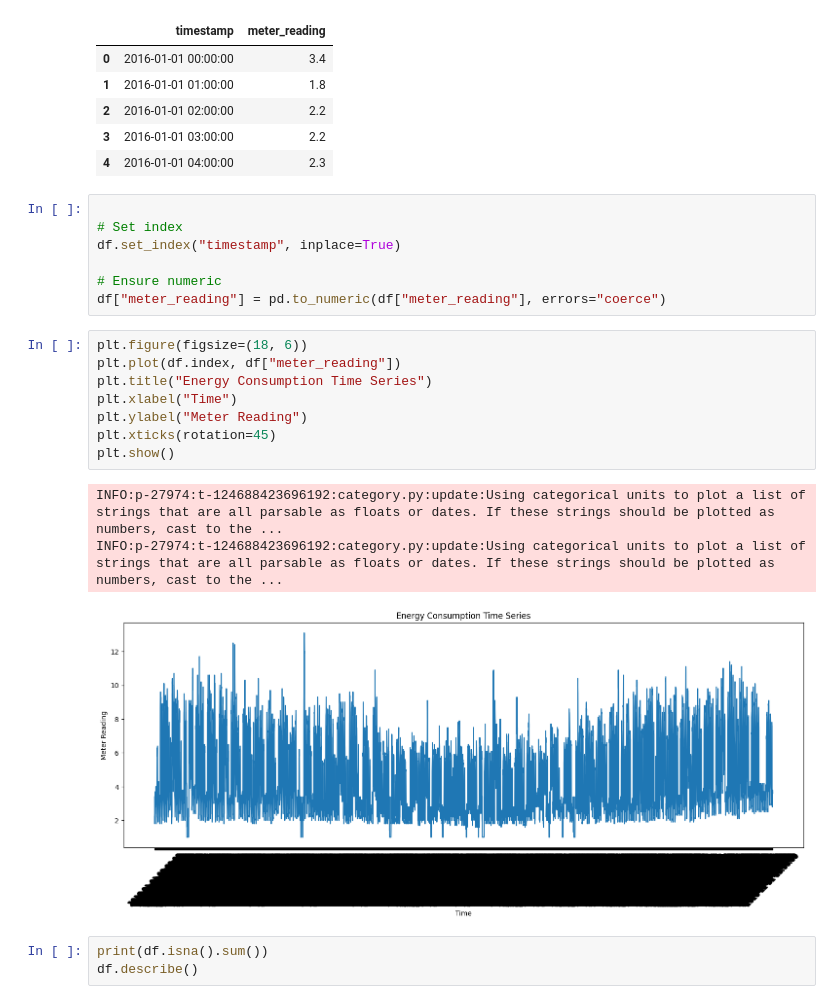
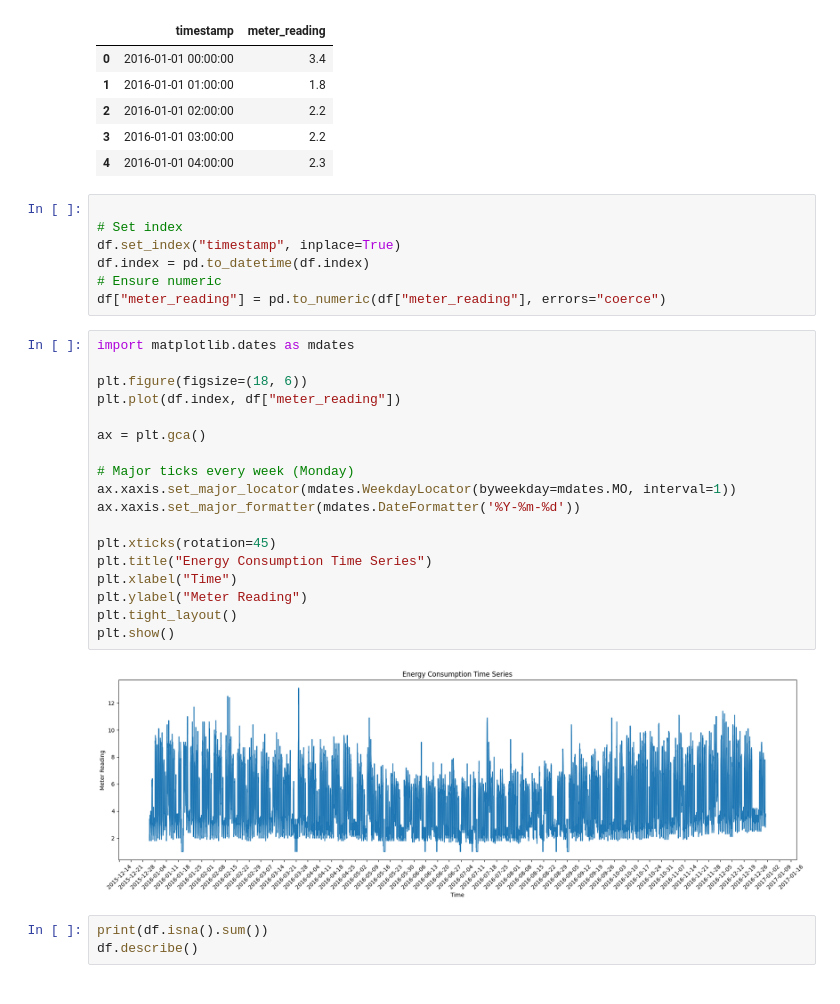
Before and after one commit to srivnaman/EnergyFM, a Jupyter notebook: Notebooks/energy-TTM-finetuning.ipynb, the cells around one changed output. Cells and saved outputs as stored; diff of their text form.

```diff
--- a/Notebooks/energy-TTM-finetuning.ipynb
+++ b/Notebooks/energy-TTM-finetuning.ipynb
@@ -65,21 +64,29 @@ df.head()
 
 # Set index
 df.set_index("timestamp", inplace=True)
-
+df.index = pd.to_datetime(df.index)
 # Ensure numeric
 df["meter_reading"] = pd.to_numeric(df["meter_reading"], errors="coerce")
 # %%
+import matplotlib.dates as mdates
+
 plt.figure(figsize=(18, 6))
 plt.plot(df.index, df["meter_reading"])
+
+ax = plt.gca()
+
+# Major ticks every week (Monday)
+ax.xaxis.set_major_locator(mdates.WeekdayLocator(byweekday=mdates.MO, interval=1))
+ax.xaxis.set_major_formatter(mdates.DateFormatter('%Y-%m-%d'))
+
+plt.xticks(rotation=45)
 plt.title("Energy Consumption Time Series")
 plt.xlabel("Time")
 plt.ylabel("Meter Reading")
-plt.xticks(rotation=45)
+plt.tight_layout()
 plt.show()
 # %% [output]
-INFO:p-27974:t-124688423696192:category.py:update:Using categorical units to plot a list of strings that are all parsable as floats or dates. If these strings should be plotted as numbers, cast to the ...
-INFO:p-27974:t-124688423696192:category.py:update:Using categorical units to plot a list of strings that are all parsable as floats or dates. If these strings should be plotted as numbers, cast to the ...
-[figure, old version]
+[figure, new version]
 # %%
 print(df.isna().sum())
 df.describe()
```
Also changed, not shown: parts of 5 cells of this notebook, 4 other files.
